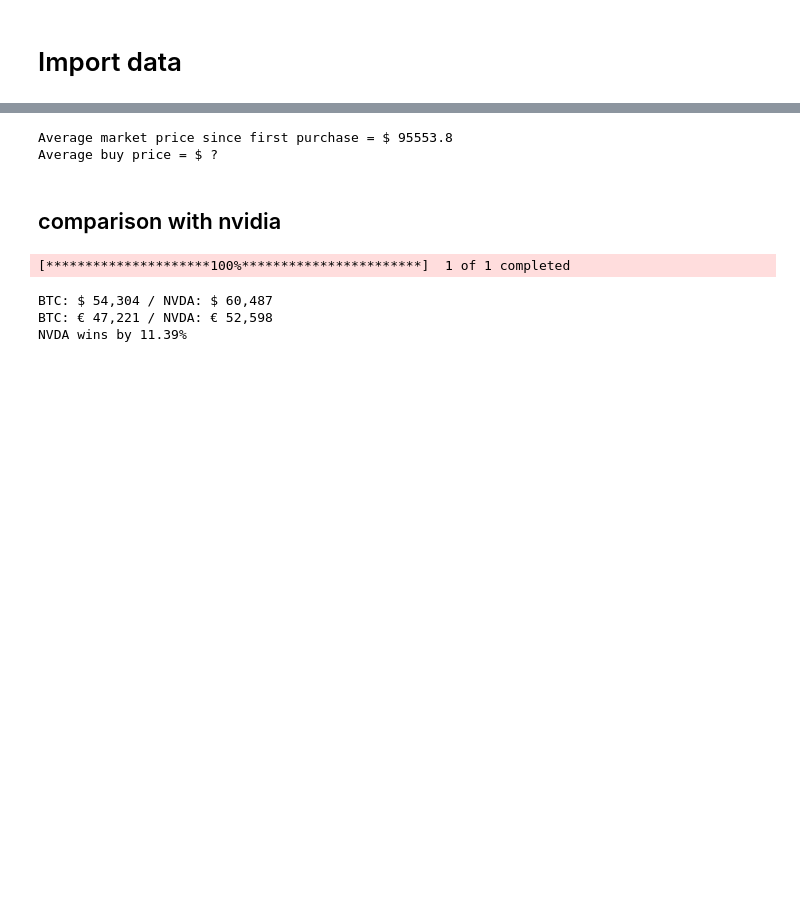
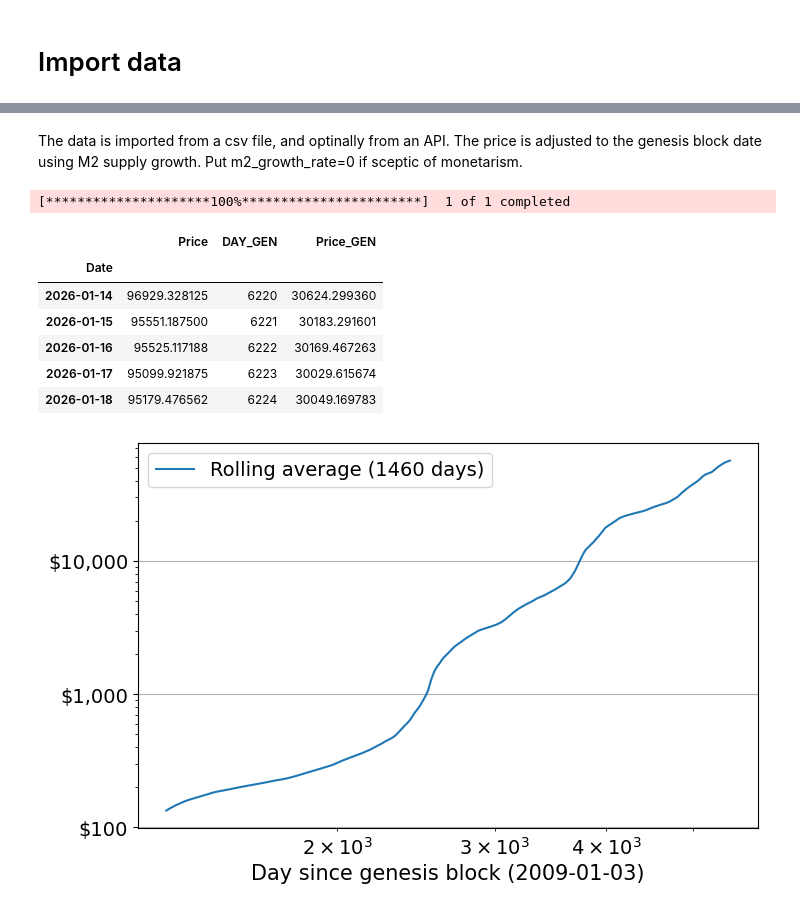
Before and after one commit to tristanbouchet/BTC-price-predict, a Jupyter notebook: btc_fit.ipynb, the cells around one changed output, grey strips where cells are left out. Saved outputs shown, nothing was run; the diff lists cells and outputs as text; code cells hidden in the pictures; blank space fills up the shorter version.

Commit message:
Refactor BTC fitting code
Moved BTC fitting and plotting logic into separate modules (`btc_fitting.py` and `matplotlib_profile.py`).

```diff
--- a/btc_fit.ipynb
+++ b/btc_fit.ipynb
@@ -399,39 +6,28 @@ df_buy.head()
-# %%
-%matplotlib qt
-yaxis='Close'
-btc_price_buy = btc_price[btc_price.index>'2024-05-01']
-avg_price_market = btc_price[btc_price.index>df_buy.index.min()].Close.mean()
-print(f'Average market price since first purchase = $ {avg_price_market:.1f}')
-print(f'Average buy price = $ ?')
-
-fig, ax=plt.subplots(1,1,figsize=(9,6))
-ax.plot(btc_price_buy.index, btc_price_buy[yaxis], 'k', alpha=.6, label='BTC Price')
-ax.scatter(df_buy.index, df_buy[yaxis], s=df_buy.EUR/10, c='gold',  label='BTC Price', zorder=10)
-ax.set_ylabel('Price (USD)');ax.set_xlabel('Date')
-ax.grid()
-plt.show()
-# %% [output]
-Average market price since first purchase = $ 95553.8
-Average buy price = $ ?
-# %% [markdown]
-## comparison with nvidia
-# %%
-# what if I had bought NVDA stock instead of BTC?
-eur_to_usd = 1.15
-nvda_price = yf.download("NVDA",start='2020-01-01', interval='1d')
-nvda_price = pd.DataFrame({'Date':nvda_price.index.values, 'Close':nvda_price.Close['NVDA'].values}).set_index('Date')
-nvda_price = nvda_price.merge(df_buy, left_index=True, right_index=True, suffixes=('_NVDA','_BTC'))
-nvda_price['Stock_NVDA'] = eur_to_usd*nvda_price.EUR/nvda_price.Close_NVDA
-nvda_price['Stock_BTC'] = eur_to_usd*nvda_price.EUR/nvda_price.Close_BTC
-
-tot_nvda = nvda_price.iloc[-1].Close_NVDA * nvda_price.Stock_NVDA.sum()
-tot_btc = nvda_price.iloc[-1].Close_BTC * nvda_price.Stock_BTC.sum()
-print(f'BTC: $ {tot_btc:,.0f} / NVDA: $ {tot_nvda:,.0f}')
-print(f'BTC: € {tot_btc/eur_to_usd:,.0f} / NVDA: € {tot_nvda/eur_to_usd:,.0f}')
-if tot_btc>tot_nvda: print(f'BTC wins by {100*(tot_btc-tot_nvda)/tot_nvda:.1f}%')
-else: print(f'NVDA wins by {100*(tot_nvda-tot_btc)/tot_btc:.2f} %')
-# %% [output]
-[*********************100%***********************]  1 of 1 completed
-BTC: $ 54,304 / NVDA: $ 60,487
-BTC: € 47,221 / NVDA: € 52,598
-NVDA wins by 11.39%
+# %% [markdown]
+The data is imported from a csv file, and optinally from an API. The price is adjusted to the genesis block date using M2 supply growth. Put m2_growth_rate=0 if sceptic of monetarism.
+# %%
+m2_growth_rate = 0.07 # average proportional increase of USD M2 supply per year
+add_recent_price = True # adds more recent prices with API (requires yfinance, and curl_cffi recommended)
+
+# Import price of BTC
+btc_price = import_btc_price(hist_price_file='bitcoin_2009-08-26_2024-09-25.csv',  add_recent_price=add_recent_price)
+btc_price.dropna(axis=1, inplace=True)
+btc_halving_daygen, halving_mean_duration, peak_cycle_idx = find_halving_infos(btc_price)
+
+# Adjust prices for USD devaluation, assuming constant rate, infinite velocity, etc
+btc_price['Price_GEN'] = btc_price.apply(adjust_inflation_since_gen, args=[m2_growth_rate], axis=1)
+display(btc_price.tail())
+
+# Quick look at rolling averaged data
+rolling_days = 4 * 365 # window of rolling average in days
+btc_price_avg = plot_rolling_avg(btc_price, rolling_days)
+# %% [output]
+[*********************100%***********************]  1 of 1 completed
+|  | Price | DAY_GEN | Price_GEN |
+| Date |  |  |  |
+| 2026-01-14 | 96929.328125 | 6220 | 30624.299360 |
+| 2026-01-15 | 95551.187500 | 6221 | 30183.291601 |
+| 2026-01-16 | 95525.117188 | 6222 | 30169.467263 |
+| 2026-01-17 | 95099.921875 | 6223 | 30029.615674 |
+| 2026-01-18 | 95179.476562 | 6224 | 30049.169783 |
+[figure, added]
```
Also changed, not shown: parts of 31 cells of this notebook, 5 other files.
